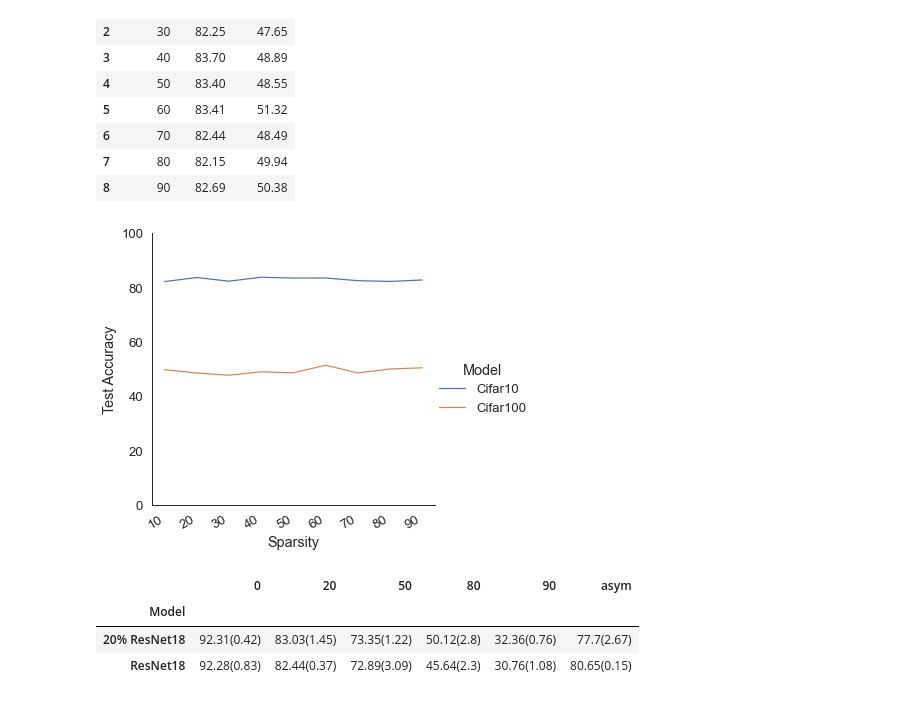
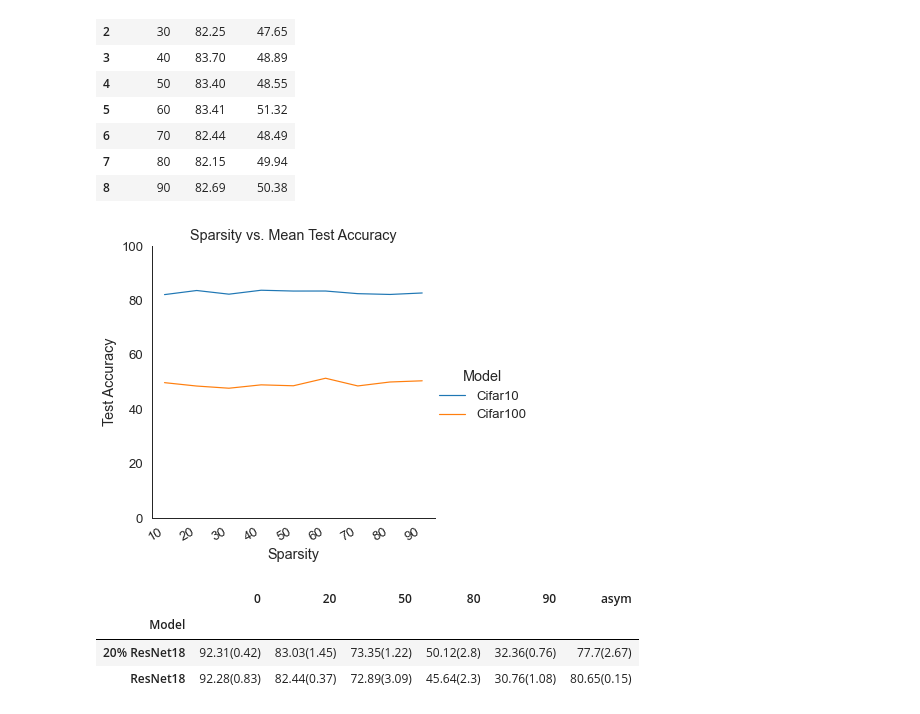
Before and after one commit to alexmarsian/MDSThesis, a Jupyter notebook: resultsCode/makeResultsTables.ipynb, the cells around one changed output. Drawn from its saved outputs; the diff is of its cells as text; code cells hidden in the pictures.

Commit message:
Adding code to make results tables and figure for random sparsity experiments

```diff
--- a/resultsCode/makeResultsTables.ipynb
+++ b/resultsCode/makeResultsTables.ipynb
@@ -82,11 +82,11 @@ resTable.to_csv('sparsity_levels_results.csv')
 dataResTable.to_csv('sparsity_levels_results_data.csv')
 # %%
 g = sns.relplot(x='Sparsity', y = 'value', hue='variable', kind="line", data=pd.melt(dataResTable, ['Sparsity']))
-g.set(ylim=(0,100), ylabel='Test Accuracy', xticks = list(dataResTable['Sparsity']))
+g.set(ylim=(0,100), ylabel='Test Accuracy', xticks = list(dataResTable['Sparsity']), title='Sparsity vs. Mean Test Accuracy')
 g._legend.set_title('Model')
 g.figure.autofmt_xdate()
 # %% [output]
-[figure, old version]
+[figure, new version]
 # %%
 g.savefig("sparsity_levels_figure.png")
 # %%
```
Also changed, not shown: 3 other files.
